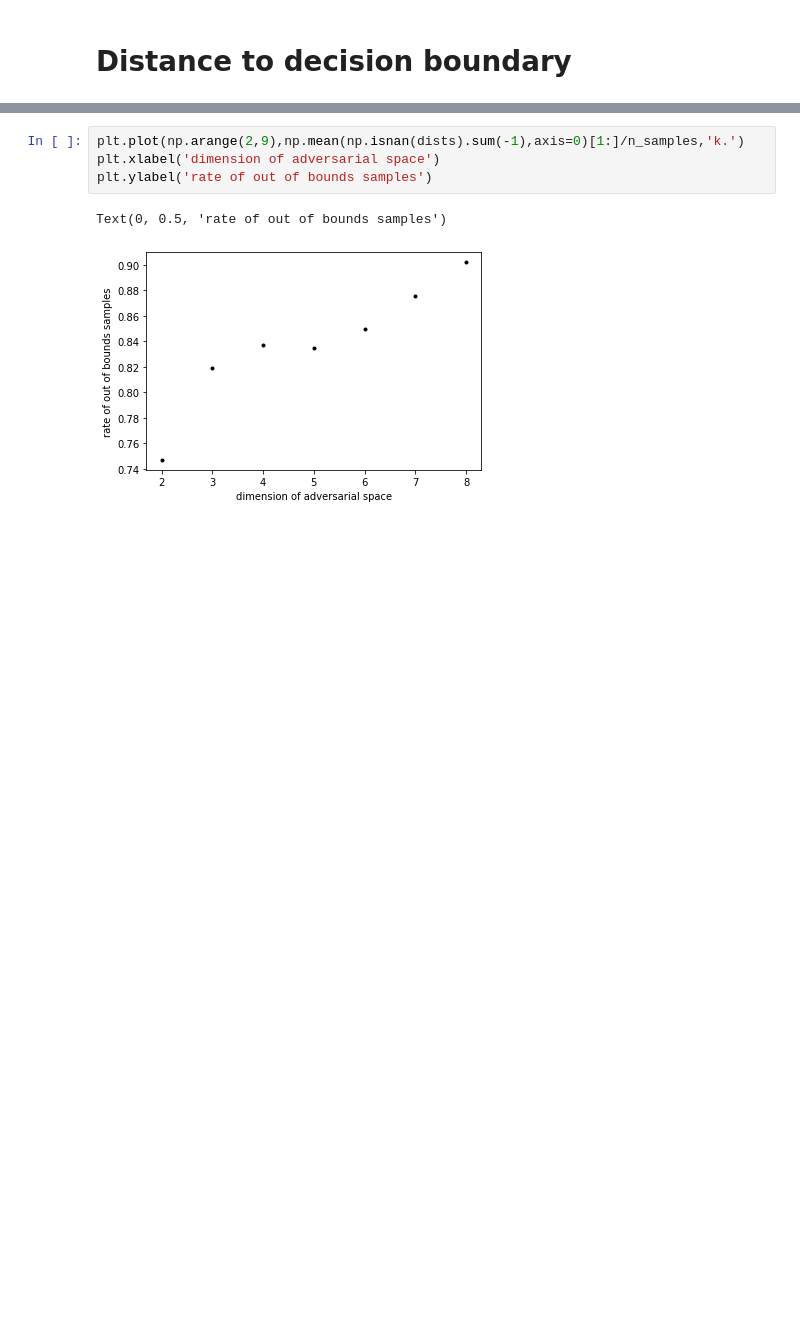
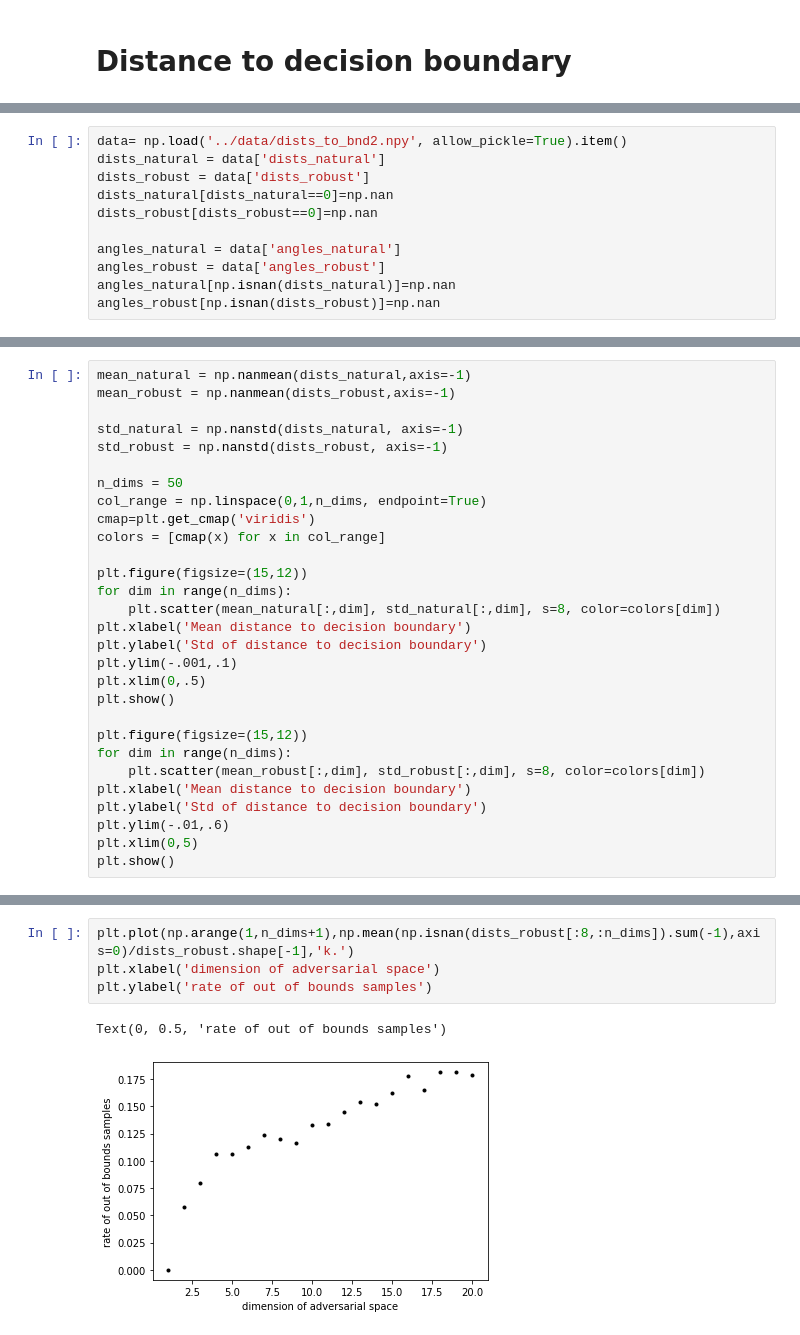
Before and after one commit to david-schu/TheGeometryOfAdversarialSubspaces, a Jupyter notebook: Decomposition/decomp_analysis.ipynb, the cells around one changed output, grey strips where cells are left out. Drawn from its saved outputs; the diff is of its cells as text; blank space fills up the shorter version.

```diff
--- a/Decomposition/decomp_analysis.ipynb
+++ b/Decomposition/decomp_analysis.ipynb
@@ -260,0 +567,11 @@ for i, img in enumerate(images_):
+# %%
+data= np.load('../data/dists_to_bnd2.npy', allow_pickle=True).item()
+dists_natural = data['dists_natural']
+dists_robust = data['dists_robust']
+dists_natural[dists_natural==0]=np.nan
+dists_robust[dists_robust==0]=np.nan
+
+angles_natural = data['angles_natural']
+angles_robust = data['angles_robust']
+angles_natural[np.isnan(dists_natural)]=np.nan
+angles_robust[np.isnan(dists_robust)]=np.nan
@@ -273,0 +734,29 @@ plt.show()
+# %%
+mean_natural = np.nanmean(dists_natural,axis=-1)
+mean_robust = np.nanmean(dists_robust,axis=-1)
+
+std_natural = np.nanstd(dists_natural, axis=-1)
+std_robust = np.nanstd(dists_robust, axis=-1)
+
+n_dims = 50
+col_range = np.linspace(0,1,n_dims, endpoint=True)
+cmap=plt.get_cmap('viridis')
+colors = [cmap(x) for x in col_range]
+
+plt.figure(figsize=(15,12))
+for dim in range(n_dims):
+    plt.scatter(mean_natural[:,dim], std_natural[:,dim], s=8, color=colors[dim])
+plt.xlabel('Mean distance to decision boundary')
+plt.ylabel('Std of distance to decision boundary')
+plt.ylim(-.001,.1)
+plt.xlim(0,.5)
+plt.show()
+
+plt.figure(figsize=(15,12))
+for dim in range(n_dims):
+    plt.scatter(mean_robust[:,dim], std_robust[:,dim], s=8, color=colors[dim])
+plt.xlabel('Mean distance to decision boundary')
+plt.ylabel('Std of distance to decision boundary')
+plt.ylim(-.01,.6)
+plt.xlim(0,5)
+plt.show()
@@ -274,7 +773,7 @@ plt.show()
 # %%
-plt.plot(np.arange(2,9),np.mean(np.isnan(dists).sum(-1),axis=0)[1:]/n_samples,'k.')
+plt.plot(np.arange(1,n_dims+1),np.mean(np.isnan(dists_robust[:8,:n_dims]).sum(-1),axis=0)/dists_robust.shape[-1],'k.')
 plt.xlabel('dimension of adversarial space')
 plt.ylabel('rate of out of bounds samples')
 # %% [output]
 Text(0, 0.5, 'rate of out of bounds samples')
-[figure, old version]
+[figure, new version]
```
Also changed, not shown: parts of 46 cells of this notebook, 1 other file.
